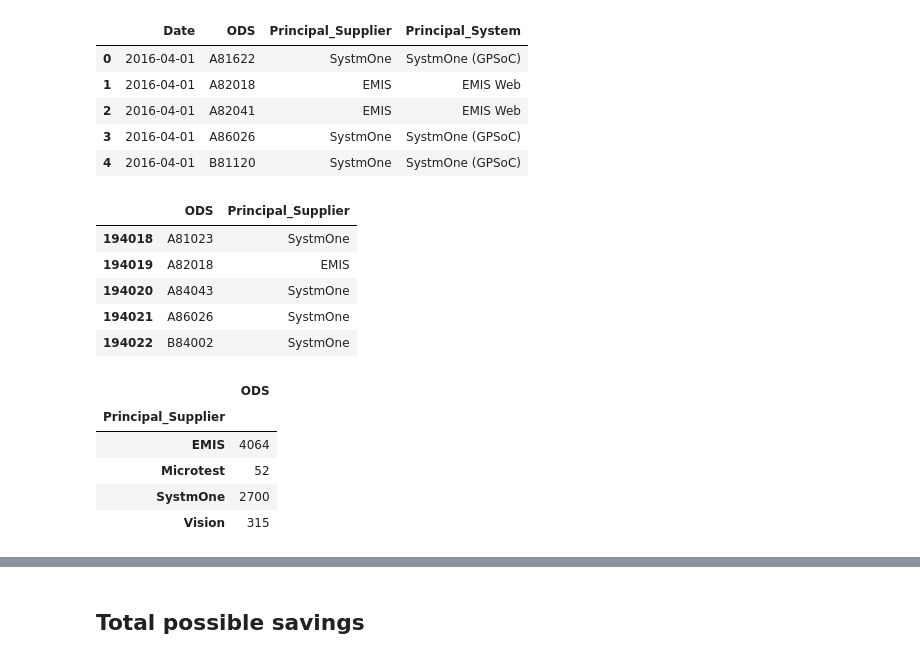
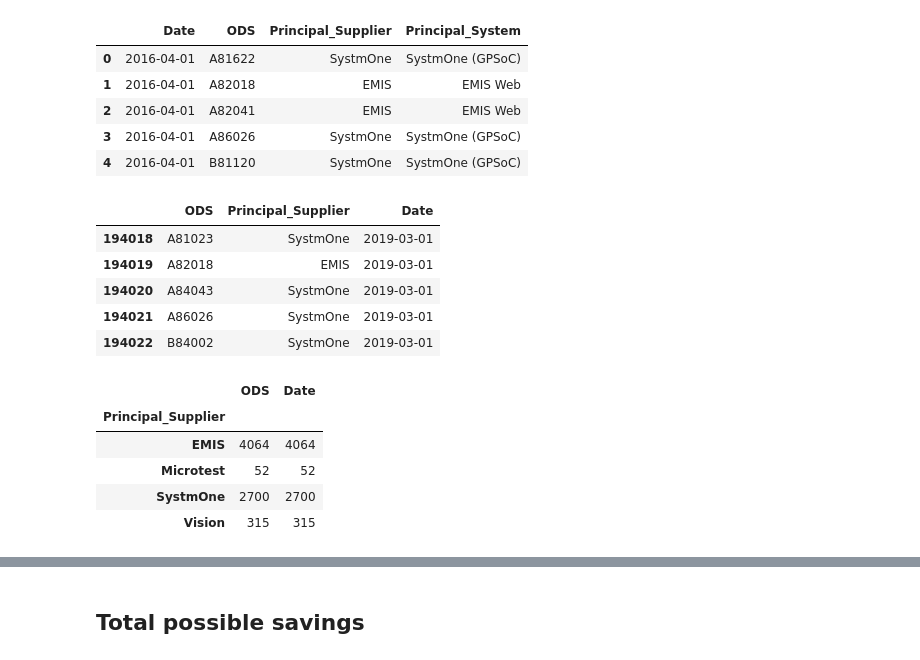
Before and after one commit to ebmdatalab/ghost_branded_generics_paper, a Jupyter notebook: Ghost Branded Generics.ipynb, the cells around one changed output, grey strips where cells are left out. Saved outputs shown, nothing was run; the diff lists cells and outputs as text; code cells hidden in the pictures.

Commit message:
added new table of EHR usage
to prepare to draw a map of EHR usage

```diff
--- a/Ghost Branded Generics.ipynb
+++ b/Ghost Branded Generics.ipynb
@@ -253,24 +253,24 @@ epr.head()
 | 3 | 2016-04-01 | A86026 | SystmOne | SystmOne (GPSoC) |
 | 4 | 2016-04-01 | B81120 | SystmOne | SystmOne (GPSoC) |
 # %%
-epr_march19 = epr.loc[epr['Date']=='2019-03-01',['ODS','Principal_Supplier']]
+epr_march19 = epr.loc[epr['Date']=='2019-03-01',['ODS','Principal_Supplier', 'Date']]
 epr_march19.head(5)
 # %% [output]
-|  | ODS | Principal_Supplier |
-| 194018 | A81023 | SystmOne |
-| 194019 | A82018 | EMIS |
-| 194020 | A84043 | SystmOne |
-| 194021 | A86026 | SystmOne |
-| 194022 | B84002 | SystmOne |
+|  | ODS | Principal_Supplier | Date |
+| 194018 | A81023 | SystmOne | 2019-03-01 |
+| 194019 | A82018 | EMIS | 2019-03-01 |
+| 194020 | A84043 | SystmOne | 2019-03-01 |
+| 194021 | A86026 | SystmOne | 2019-03-01 |
+| 194022 | B84002 | SystmOne | 2019-03-01 |
 # %%
 epr_march19.groupby('Principal_Supplier').count()
 # %% [output]
-|  | ODS |
-| Principal_Supplier |  |
-| EMIS | 4064 |
-| Microtest | 52 |
-| SystmOne | 2700 |
-| Vision | 315 |
+|  | ODS | Date |
+| Principal_Supplier |  |  |
+| EMIS | 4064 | 4064 |
+| Microtest | 52 | 52 |
+| SystmOne | 2700 | 2700 |
+| Vision | 315 | 315 |
 # %%
 numbers = practice[['month','practice', 'possible_savings','net_cost']]
 first = epr.loc[epr['Date']=='2016-03-01',['ODS','Principal_Supplier']]
```
Also changed, not shown: parts of 3 cells of this notebook, 1 other file.
